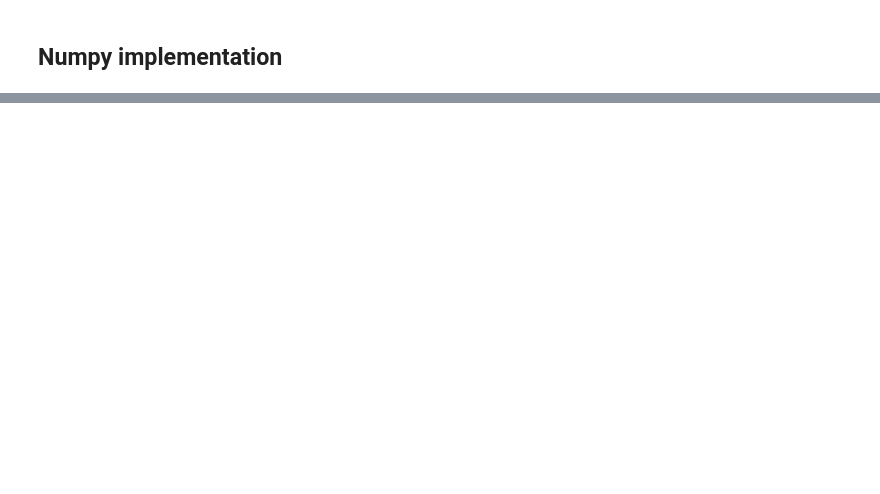
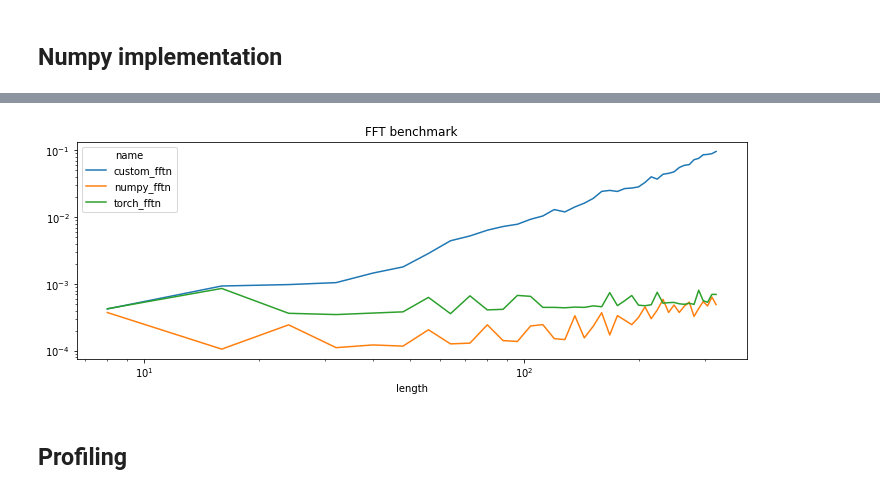
Before and after one commit to sdpython/mlprodict, a Jupyter notebook: _doc/notebooks/onnx_ffts.ipynb, the cells around one changed output, grey strips where cells are left out. Cells and saved outputs as stored; diff of their text form; code cells hidden in the pictures; blank space fills up the shorter version.

```diff
--- a/_doc/notebooks/onnx_ffts.ipynb
+++ b/_doc/notebooks/onnx_ffts.ipynb
@@ -17,7 +17,7 @@ We try to use function [FFT](https://www.tensorflow.org/xla/operation_semantics#
 import numpy
 from numpy.testing import assert_almost_equal
 
-def numpy_fft(x, fft_type, fft_length, axes):
+def numpy_fftn(x, fft_type, fft_length, axes):
     """
     Implements FFT
 
@@ -47,6 +47,7 @@ def test_fct(fct1, fct2, fft_type='FFT', decimal=5):
     dims = [[4,4,4,4],
             [4,5,6,7]]
     lengths_axes = [([2, 2, 2, 2], None),
+                    ([2, 6, 7, 2], None),
                     ([2, 3, 4, 5], None),
                     ([2], [3]),
                     ([3], [2])]
@@ -77,5 +78,5 @@ def test_fct(fct1, fct2, fft_type='FFT', decimal=5):
                 n_test += 1
     return n_test
 
-test_fct(numpy_fft, numpy_fft)
+test_fct(numpy_fftn, numpy_fftn)
 # %% [output]
@@ -83,10 +84,10 @@ test_fct(numpy_fft, numpy_fft)
 # %%
 import torch
 
-def torch_fft(x, fft_type, fft_length, axes):
+def torch_fftn(x, fft_type, fft_length, axes):
     xt = torch.tensor(x)
     if fft_type == 'FFT':
         return torch.fft.fftn(xt, fft_length, axes).cpu().detach().numpy()
 
-test_fct(numpy_fft, torch_fft)
+test_fct(numpy_fftn, torch_fftn)
 # %% [output]
@@ -150,0 +189,31 @@ ValueError: matmul: Input operand 1 has a mismatch in its core dimension 0, with
+# %%
+from cpyquickhelper.numbers.speed_measure import measure_time
+from tqdm import tqdm
+from pandas import DataFrame
+
+rnd = numpy.random.randn(*shape) + numpy.random.randn(*shape) * img
+shape = [4, 131]
+axes = [1]
+
+data = []
+for length in tqdm(range(8, 324, 8)):
+    fft_length = [length]
+    obs = measure_time(lambda: numpy_fftn(rnd, 'FFT', fft_length, axes),
+                       repeat=10, number=10)
+    obs['name'] = 'numpy_fftn'
+    obs['length'] = length
+    data.append(obs)
+    obs = measure_time(lambda: custom_fftn(rnd, 'FFT', fft_length, axes),
+                       repeat=10, number=10)
+    obs['name'] = 'custom_fftn'
+    obs['length'] = length
+    data.append(obs)
+    obs = measure_time(lambda: torch_fftn(rnd, 'FFT', fft_length, axes),
+                       repeat=10, number=10)
+    obs['name'] = 'torch_fftn'
+    obs['length'] = length
+    data.append(obs)
+
+df = DataFrame(data)
+piv = df.pivot("length", "name", "average")
+piv[:5]
@@ -150,0 +228,6 @@ ValueError: matmul: Input operand 1 has a mismatch in its core dimension 0, with
+# %%
+piv.plot(logy=True, logx=True, title="FFT benchmark", figsize=(12, 4));
+# %% [output]
+[figure, added]
+# %% [markdown]
+## Profiling
```
Also changed, not shown: parts of 7 cells of this notebook.
